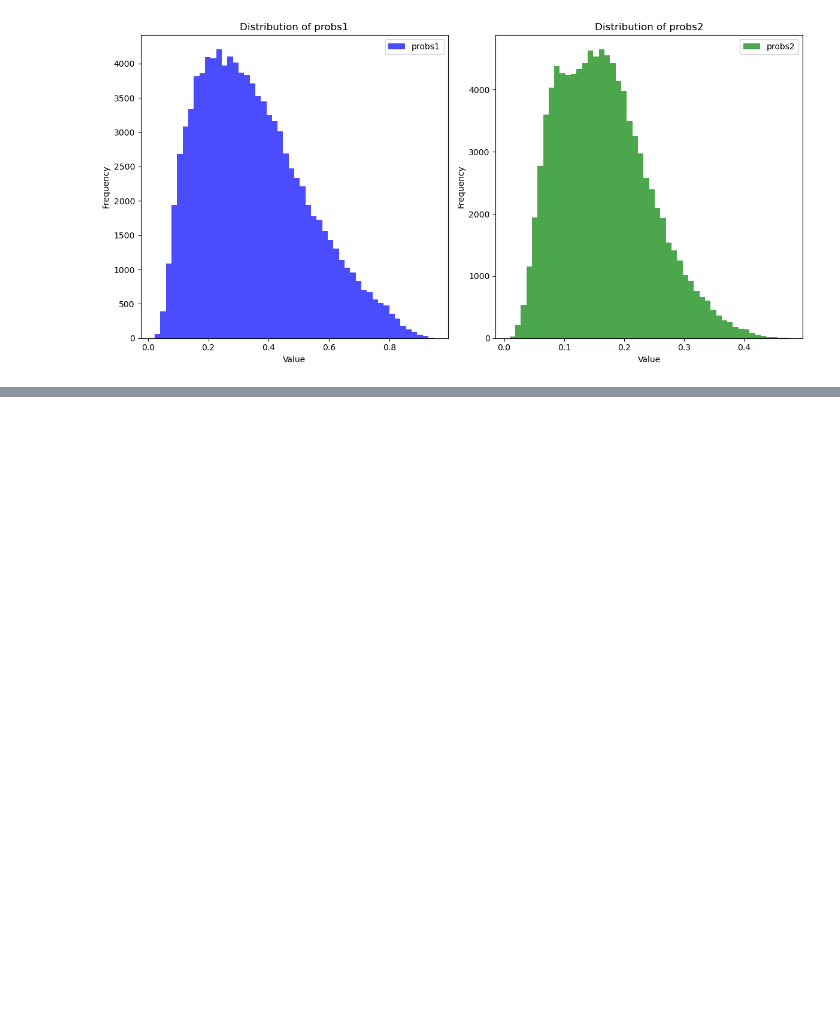
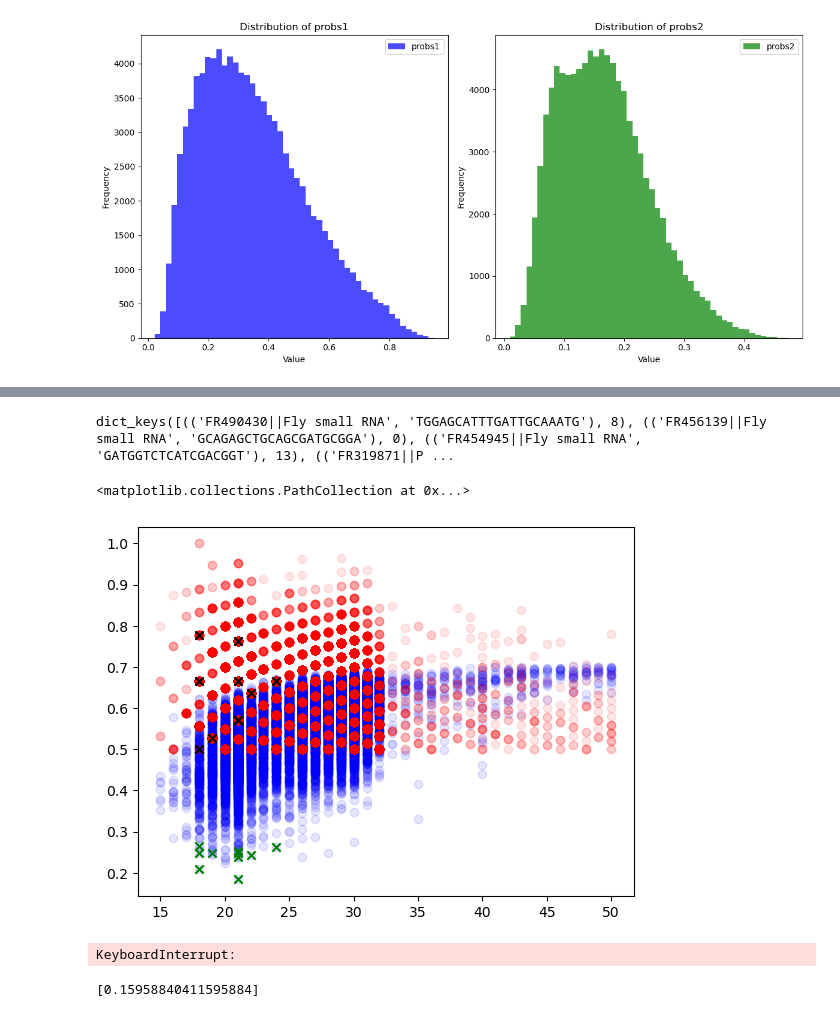
Before and after one commit to paulagrcg/phenodistance, a Jupyter notebook: main/functionalRNA.ipynb, the cells around one changed output, grey strips where cells are left out. Saved outputs shown, nothing was run; the diff lists cells and outputs as text; code cells hidden in the pictures; blank space fills up the shorter version.

```diff
--- a/main/functionalRNA.ipynb
+++ b/main/functionalRNA.ipynb
@@ -348,0 +504,54 @@ site_scanning_probs_pval_seq0_ssize1000['p_value']
+# %%
+nameandrankdist_hammingandprobs_pvals.keys()
+# %% [output]
+dict_keys([(('FR490430||Fly small RNA', 'TGGAGCATTTGATTGCAAATG'), 8), (('FR456139||Fly small RNA', 'GCAGAGCTGCAGCGATGCGGA'), 0), (('FR454945||Fly small RNA', 'GATGGTCTCATCGACGGT'), 13), (('FR319871||P ...
+# %%
+siglengthRNA = []
+sighammingRNA = []
+sigdistRNA = []
+for name in nameandrankdist_hammingandprobs_pvals.keys():
+    siglengthRNA.append(lengthRNA[name[1]])
+    sighammingRNA.append(selected_hamming_values[name[1]])
+    sigdistRNA.append(selected_min_distances[name[1]])
+# %%
+plt.scatter(lengthRNA, selected_min_distances, c='blue', marker='o',alpha=0.1)
+plt.scatter(lengthRNA, selected_hamming_values, c='red', marker='o', alpha=0.1)
+plt.scatter(siglengthRNA, sighammingRNA, c='black', marker='x', alpha=1.0)
+plt.scatter(siglengthRNA, sigdistRNA, c='green', marker='x', alpha=1.0)
+# %% [output]
+<matplotlib.collections.PathCollection at 0x...>
+[figure, added]
+# %%
+import matplotlib.pyplot as plt
+import numpy as np
+
+# Sample data for demonstration
+
+# Combine the data into a 2D array
+data = np.vstack([lengthRNA, selected_min_distances, selected_hamming_values]).T
+
+# Create a 2D histogram
+heatmap, xedges, yedges = np.histogram2d(lengthRNA, selected_min_distances, bins=(len(np.unique(lengthRNA)), len(np.unique(selected_min_distances))))
+
+# Plotting
+plt.figure(figsize=(10, 6))
+
+# Display the heatmap
+plt.imshow(heatmap.T, origin='lower', aspect='auto', cmap='viridis', extent=[xedges[0], xedges[-1], yedges[0], yedges[-1]])
+
+# Add colorbar
+plt.colorbar(label='Density')
+
+# Set x and y ticks
+plt.xticks(ticks=np.arange(len(np.unique(lengthRNA))), labels=np.unique(lengthRNA))
+plt.yticks(ticks=np.arange(len(np.unique(selected_min_distances))), labels=np.unique(selected_min_distances))
+
+# Add labels and title
+plt.xlabel('Length of RNA')
+plt.ylabel('Min Distances')
+plt.title('2D Heatmap of RNA Length vs Min Distances Density')
+
+# Show plot
+plt.show()
+# %% [output]
+KeyboardInterrupt:
@@ -348,0 +564,4 @@ site_scanning_probs_pval_seq0_ssize1000['p_value']
+# %%
+pvals
+# %% [output]
+[0.15958840411595884]
```
Also changed, not shown: parts of 10 cells of this notebook, 16 other files.
